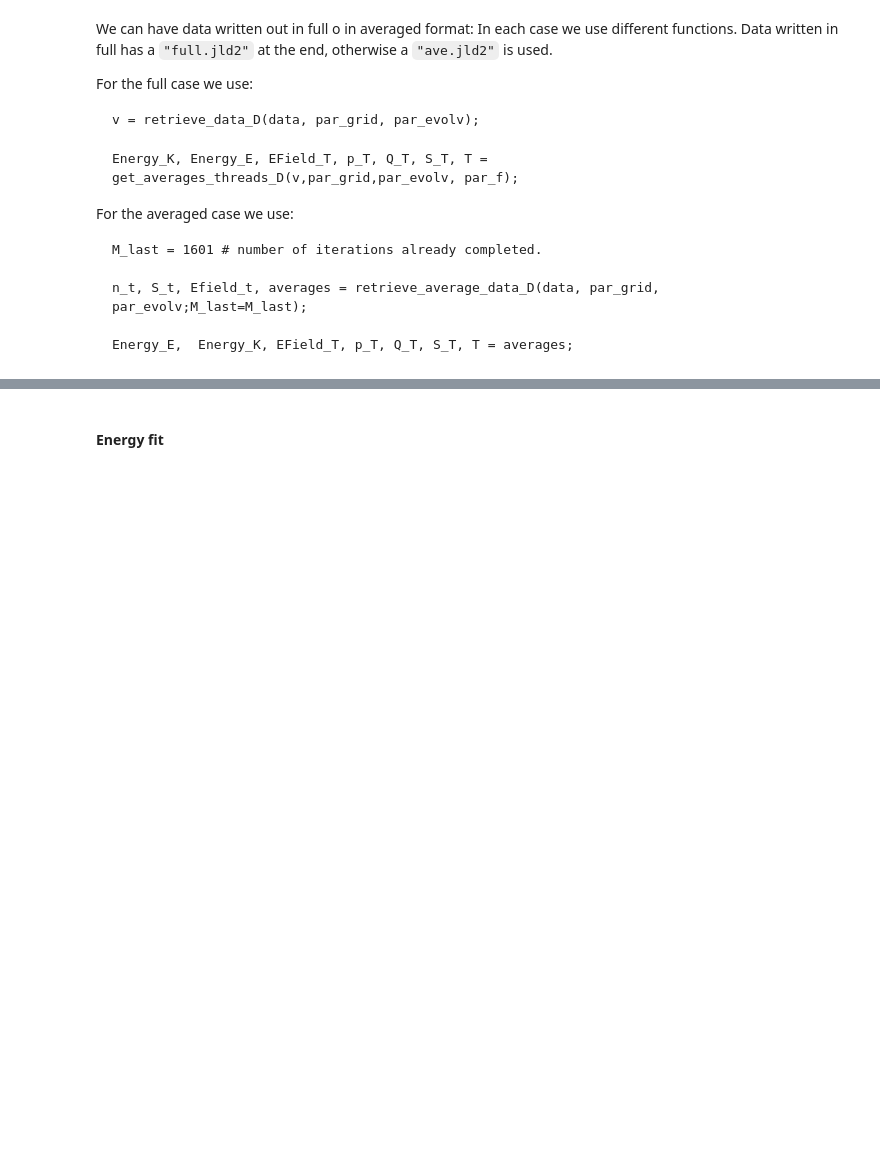
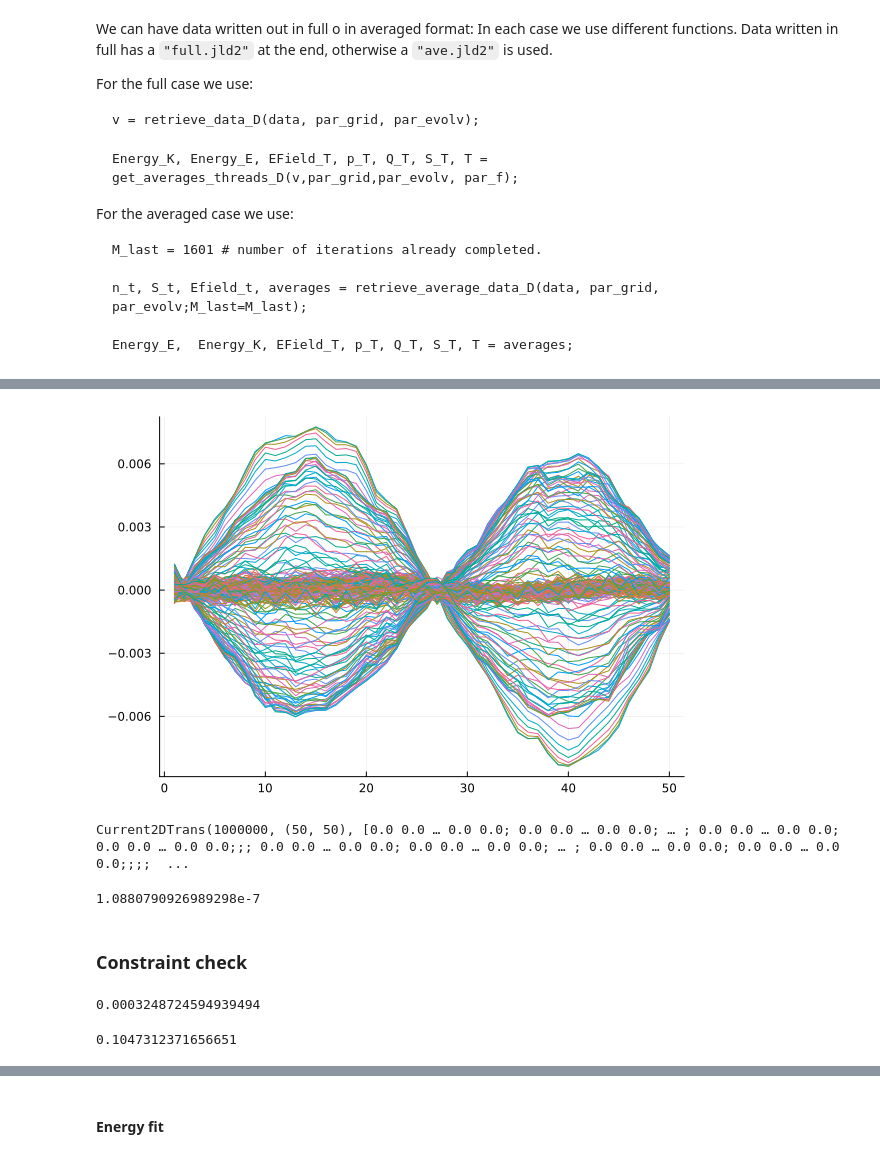
Before and after one commit to reula/PIC-1D, a Jupyter notebook: post_pro_rel_2D.ipynb, the cells around one changed output, grey strips where cells are left out. Drawn from its saved outputs; the diff is of its cells as text; code cells hidden in the pictures; blank space fills up the shorter version.

```diff
--- a/post_pro_rel_2D.ipynb
+++ b/post_pro_rel_2D.ipynb
@@ -173,0 +174,31 @@ plot!(Ej[1,:,50])
+# %%
+l = 1
+P = 25
+plot(legend=false)
+for j in 1:M_g
+    Fuj = view(v[:,j],4N+1:4N+3*prod(J))
+    Fj = reshape(Fuj,3,J...)
+    Ej = Fj[1:2,:,:]
+    Bj = Fj[3,:,:];
+    plot!(Ej[l,:,P])
+    plot!(Bj[:,P]*10)
+
+end
+plot!()
+# %% [output]
+[figure, added]
+# %%
+get_density_2D_trans = Density2DTrans(N, J)
+get_current_2D_trans = Current2DTrans(N, J)
+# %% [output]
+Current2DTrans(1000000, (50, 50), [0.0 0.0 … 0.0 0.0; 0.0 0.0 … 0.0 0.0; … ; 0.0 0.0 … 0.0 0.0; 0.0 0.0 … 0.0 0.0;;; 0.0 0.0 … 0.0 0.0; 0.0 0.0 … 0.0 0.0; … ; 0.0 0.0 … 0.0 0.0; 0.0 0.0 … 0.0 0.0;;;;  ...
+# %%
+nf = get_density_2D_trans(Val(order), Box_x, v[1:2D*N,M_last])
+ρf = nf .-1.0;
+@show sum(nf)/prod(J)
+S = get_current_2D_trans(Val(order), Box_x, v[1:2D*N,M_last] )
+@show sum(S[:,:,1]/prod(J))
+# %% [output]
+1.0880790926989298e-7
+# %% [markdown]
+### Constraint check
@@ -173,0 +227,8 @@ plot!(Ej[1,:,50])
+# %%
+Err/M_test
+# %% [output]
+0.0003248724594939494
+# %%
+Max
+# %% [output]
+0.1047312371656651
```
Also changed, not shown: parts of 17 cells of this notebook, 6 other files.
